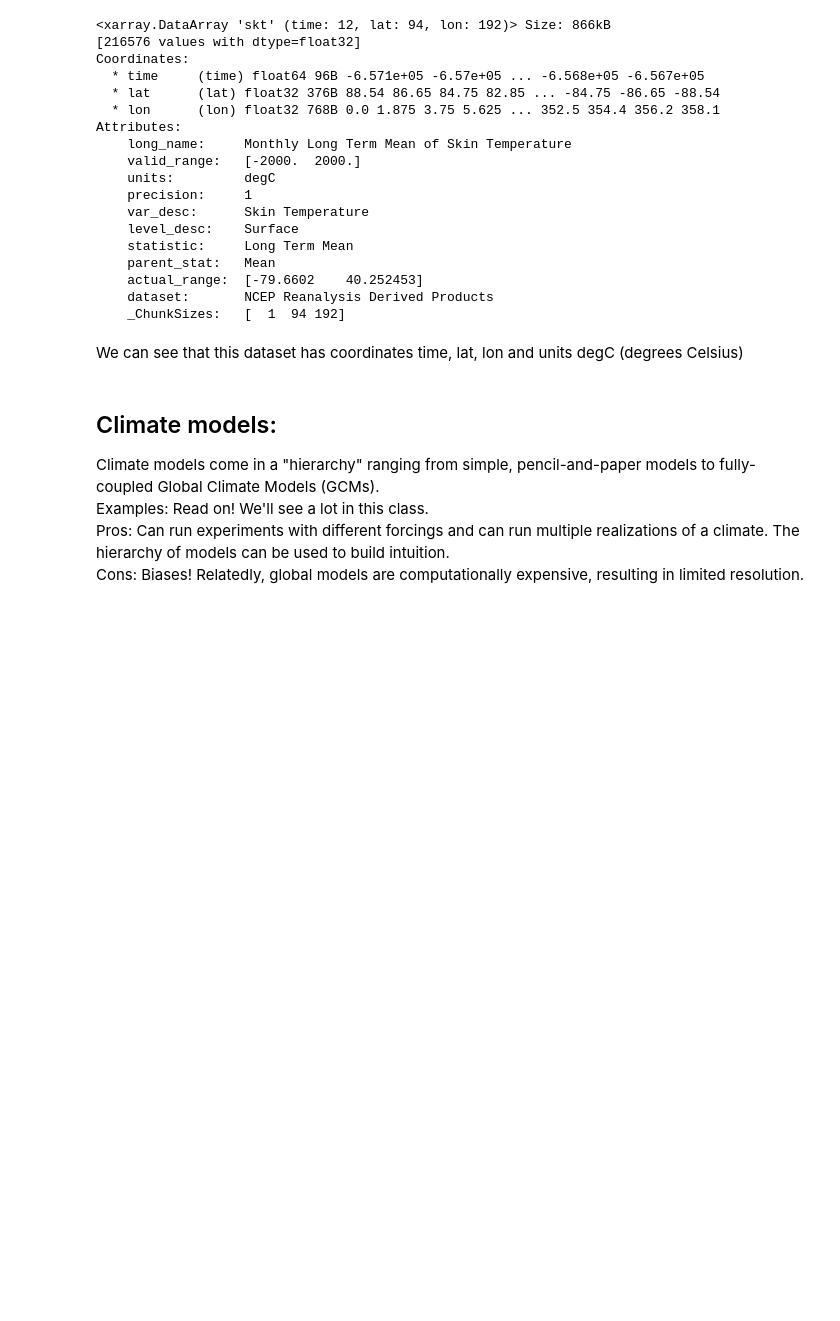
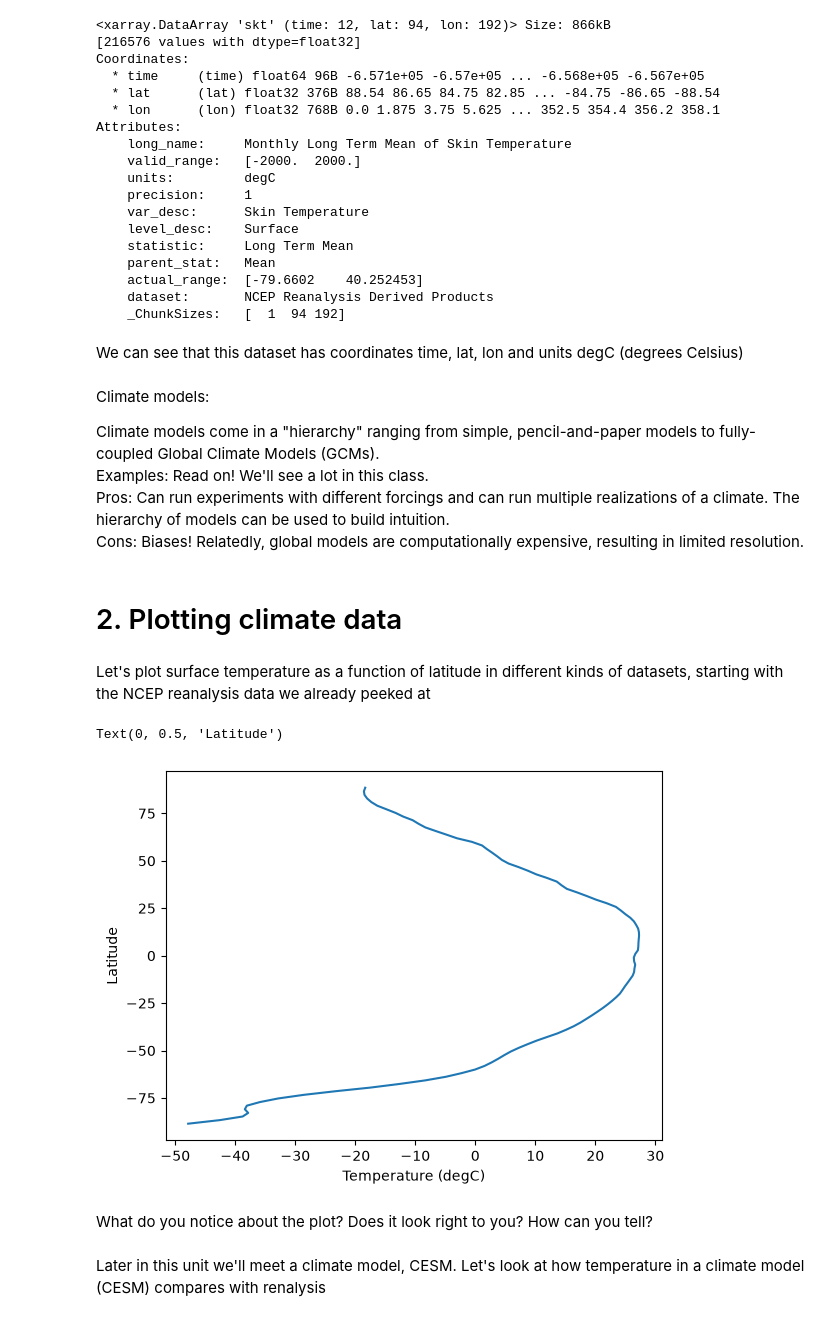
Before and after one commit to margaretduffy/climlab_6030, a Jupyter notebook: courseware_6030/unit_0/climate-data-primer.ipynb, the cells around one changed output. Drawn from its saved outputs; the diff is of its cells as text; code cells hidden in the pictures; blank space fills up the shorter version.

Commit message:
Update Unit 0 materials

```diff
--- a/courseware_6030/unit_0/climate-data-primer.ipynb
+++ b/courseware_6030/unit_0/climate-data-primer.ipynb
@@ -74,8 +75,12 @@ Attributes:
 We can see that this dataset has coordinates time, lat, lon and units degC (degrees Celsius)
 # %% [markdown]
 Climate models:
--
+
 Climate models come in a "hierarchy" ranging from simple, pencil-and-paper models to fully-coupled Global Climate Models (GCMs).\
 Examples: Read on! We'll see a lot in this class.\
 Pros: Can run experiments with different forcings and can run multiple realizations of a climate. The hierarchy of models can be used to build intuition.\
 Cons: Biases! Relatedly, global models are computationally expensive, resulting in limited resolution.
+# %% [markdown]
+# 2. Plotting climate data
+# %% [markdown]
+Let's plot surface temperature as a function of latitude in different kinds of datasets, starting with the NCEP reanalysis data we already peeked at
@@ -81,0 +89,11 @@ Cons: Biases! Relatedly, global models are computationally expensive, resulting
+# %%
+plt.plot(ncep_Ts['skt'].mean('lon').mean('time'), ncep_Ts['lat'])
+plt.xlabel('Temperature (' + ncep_Ts['skt'].units + ')')
+plt.ylabel('Latitude')
+# %% [output]
+Text(0, 0.5, 'Latitude')
+[figure, added]
+# %% [markdown]
+What do you notice about the plot? Does it look right to you? How can you tell?
+# %% [markdown]
+Later in this unit we'll meet a climate model, CESM. Let's look at how temperature in a climate model (CESM) compares with renalysis
```
Also changed, not shown: parts of 11 cells of this notebook, 2 other files.
